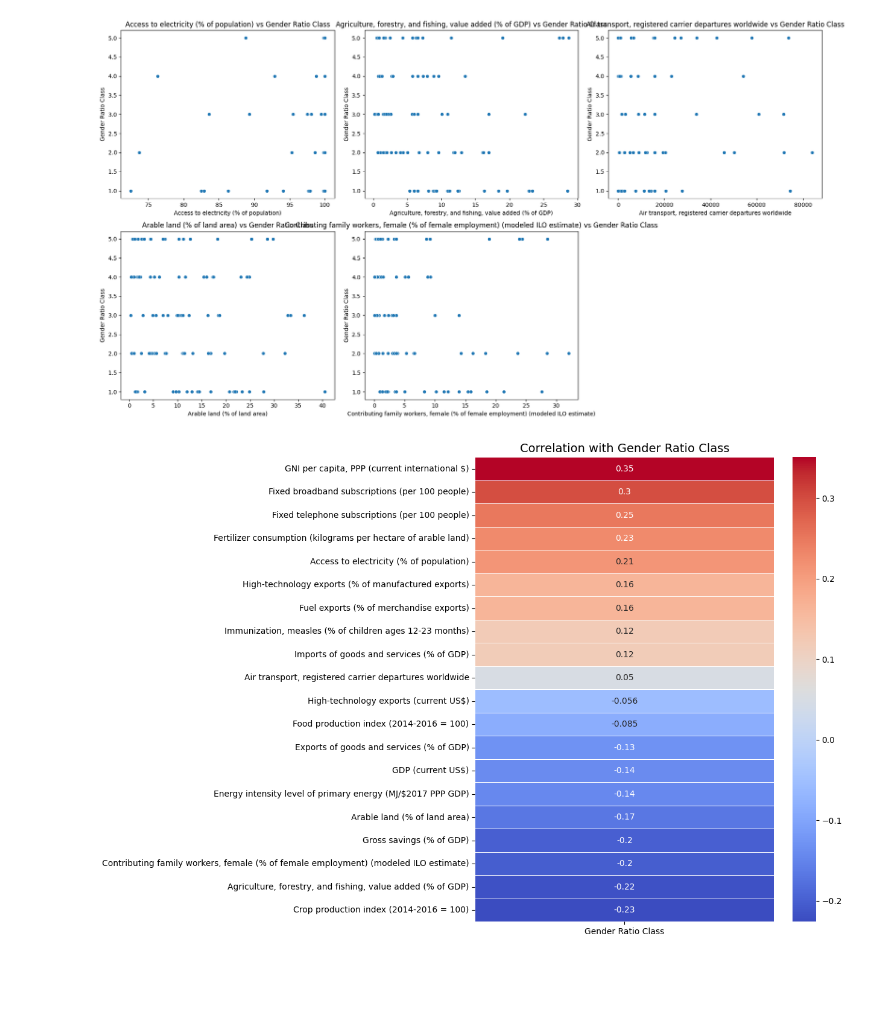
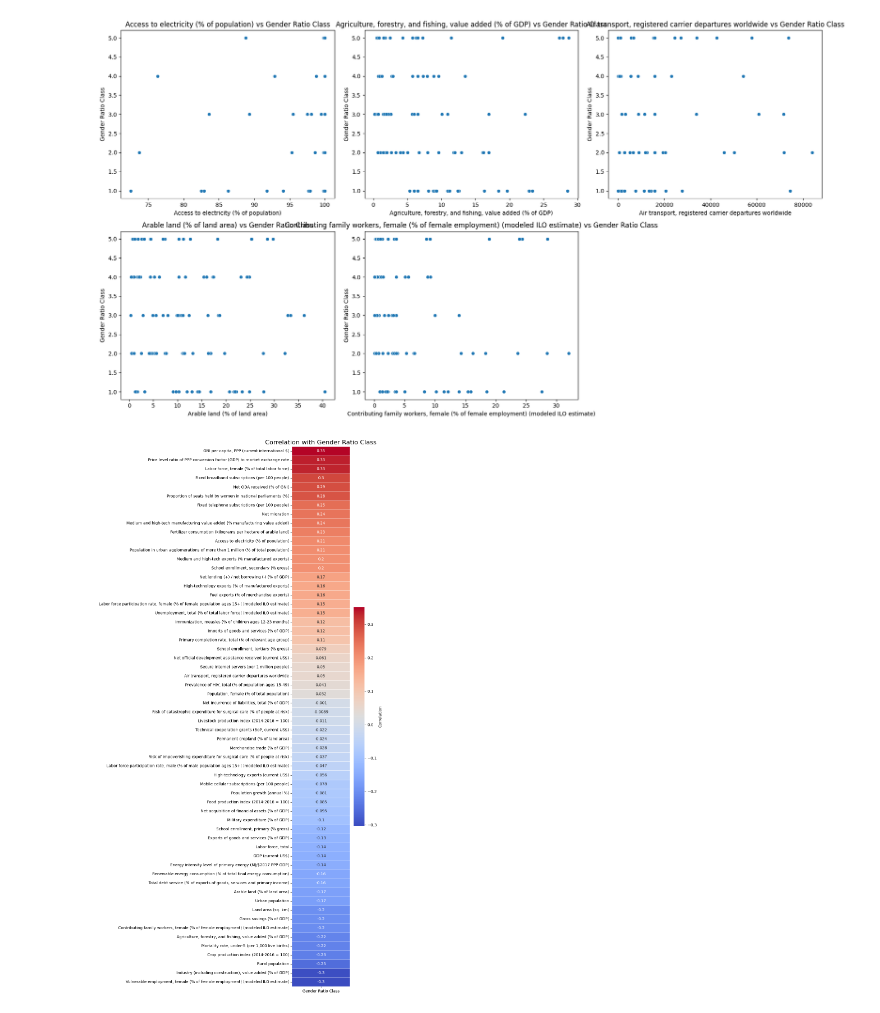
Before and after one commit to ndstt/01204314-65-Statistics-for-Computer-Engineering-Applications, a Jupyter notebook: final_project/part2.2/part2_2.ipynb, the cells around one changed output. Saved outputs shown, nothing was run; the diff lists cells and outputs as text; code cells hidden in the pictures; blank space fills up the shorter version.

```diff
--- a/final_project/part2.2/part2_2.ipynb
+++ b/final_project/part2.2/part2_2.ipynb
@@ -984,21 +983,28 @@ plt.show()
 [figure]
 # %%
 # 🔹 รวม features กับ target เข้าเป็น DataFrame เดียวกัน
-df_corr = pd.concat([X.iloc[:, :20], y], axis=1)
+df_corr = pd.concat([X, y], axis=1)  # X มี 60 features แล้วจาก RFE
 
 # 🔹 คำนวณ Pearson correlation
 corr_matrix = df_corr.corr()
 
 # 🔹 ดูเฉพาะความสัมพันธ์ระหว่างแต่ละ feature กับ target
 corr_with_target = corr_matrix[y.name].drop(y.name).sort_values(ascending=False)
 
-# 🔹 วาด Heatmap ของ correlation เฉพาะ 20 features กับ target
-plt.figure(figsize=(8, 10))
-sns.heatmap(corr_with_target.to_frame(), annot=True, cmap='coolwarm', linewidths=0.5)
-plt.title(f'Correlation with {output_var}', fontsize=14)
+# 🔹 วาด Heatmap สำหรับ 60 features
+plt.figure(figsize=(10, 20))  # ขยายความสูงให้พอแสดงครบ
+sns.heatmap(
+    corr_with_target.to_frame(),
+    annot=True,
+    cmap='coolwarm',
+    linewidths=0.5,
+    cbar_kws={'label': 'Correlation'}
+)
+plt.title(f'Correlation with {output_var}', fontsize=16)
+plt.tight_layout()
 plt.show()
 # %% [output]
-[figure, old version]
+[figure, new version]
 # %%
 input_vars
 # %% [output]
```
Also changed, not shown: parts of 9 cells of this notebook, 4 other files.
